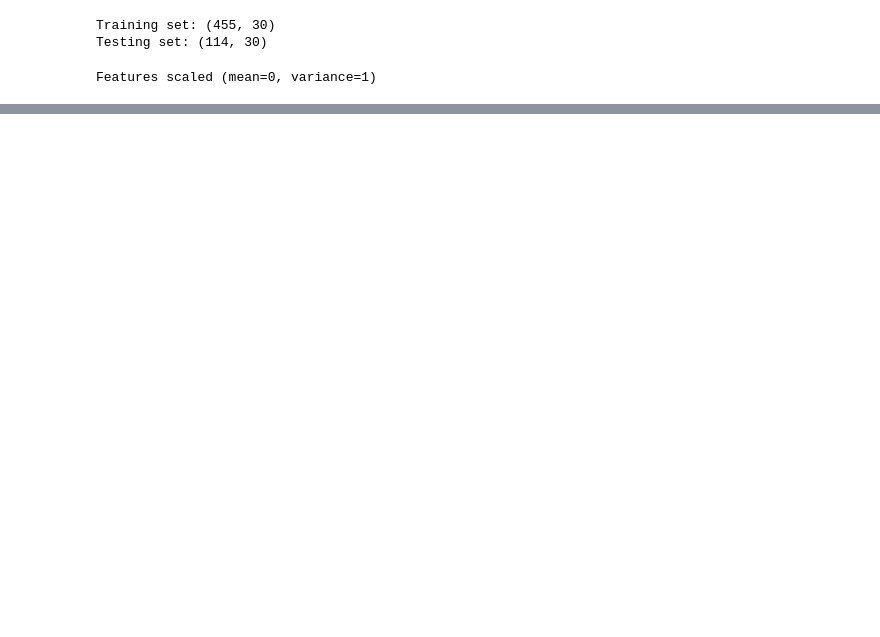
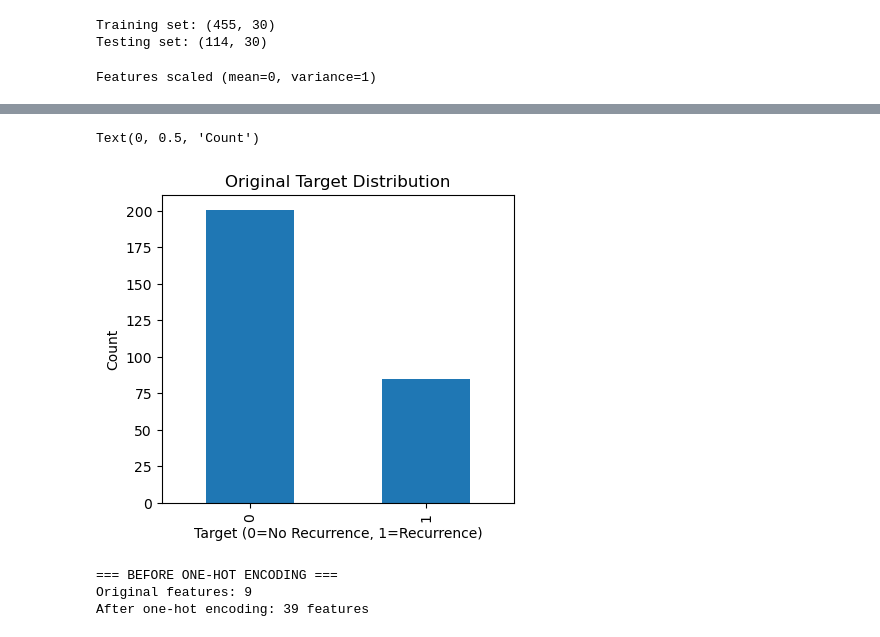
Before and after one commit to youssef060902/Algonomads_ML, a Jupyter notebook: Project.ipynb, the cells around one changed output, grey strips where cells are left out. Cells and saved outputs as stored; diff of their text form; code cells hidden in the pictures; blank space fills up the shorter version.

```diff
--- a/Project.ipynb
+++ b/Project.ipynb
@@ -458,0 +717,24 @@ Off-diagonal = Misclassifications
+# %%
+
+# 1. Load data
+df = pd.read_excel("recurrent_breastcancer.xlsx")
+print("Dataset shape:", df.shape)
+print("\nFirst 5 rows:")
+print(df.head())
+
+# 2. Data exploration
+print("\n=== DATASET INFO ===")
+print(df.info())
+
+print("\n=== MISSING VALUES ===")
+print(df.isnull().sum())
+
+print("\n=== STATISTICAL SUMMARY ===")
+print(df.describe())
+
+# 3. Handle missing values
+df = df.fillna(df.median(numeric_only=True))
+df = df.fillna(df.mode().iloc[0])
+
+print("\n=== AFTER HANDLING MISSING VALUES ===")
+print("Missing values remaining:", df.isnull().sum().sum())
@@ -458,0 +759,33 @@ Off-diagonal = Misclassifications
+# %%
+
+# 4. Encode target variable
+df["target"] = df["target"].map({
+    "recurrence-events": 1,
+    "no-recurrence-events": 0
+})
+
+# 5. Target distribution
+plt.figure(figsize=(10, 4))
+plt.subplot(1, 2, 1)
+df["target"].value_counts().plot(kind="bar")
+plt.title("Original Target Distribution")
+plt.xlabel("Target (0=No Recurrence, 1=Recurrence)")
+plt.ylabel("Count")
+# %% [output]
+Text(0, 0.5, 'Count')
+[figure, added]
+# %%
+
+# 6. Prepare features and target
+X = df.drop("target", axis=1)
+y = df["target"]
+
+# 7. One-hot encoding for categorical variables
+print("\n=== BEFORE ONE-HOT ENCODING ===")
+print(f"Original features: {X.shape[1]}")
+X = pd.get_dummies(X)
+print(f"After one-hot encoding: {X.shape[1]} features")
+# %% [output]
+=== BEFORE ONE-HOT ENCODING ===
+Original features: 9
+After one-hot encoding: 39 features
```
Also changed, not shown: parts of 19 cells of this notebook, 1 other file.
